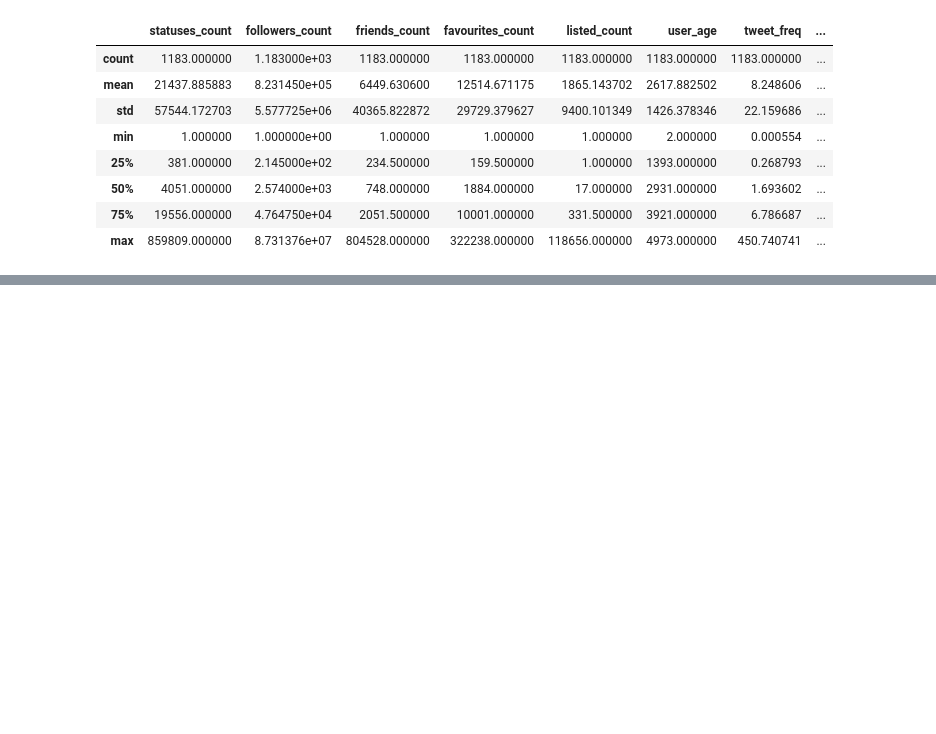
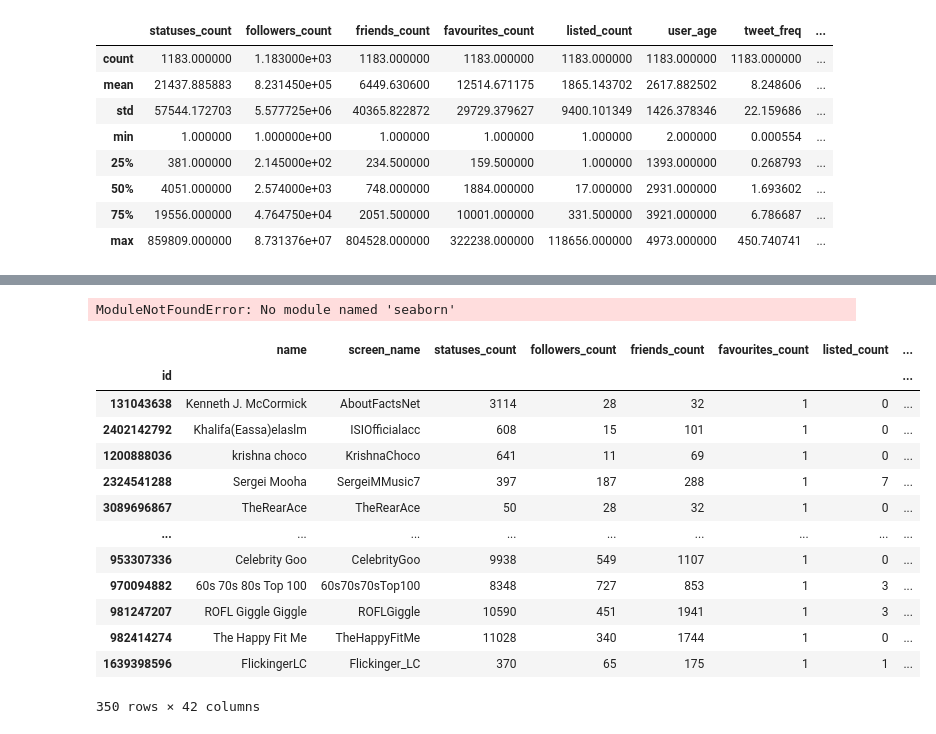
Before and after one commit to Obyka/PI_Bots_President, a Jupyter notebook: PI_model_TwiBot.ipynb, the cells around one changed output, grey strips where cells are left out. Saved outputs shown, nothing was run; the diff lists cells and outputs as text; code cells hidden in the pictures; blank space fills up the shorter version.

```diff
--- a/PI_model_TwiBot.ipynb
+++ b/PI_model_TwiBot.ipynb
@@ -235,0 +534,33 @@ https://twitter.com/UNICEFInnocenti
+# %%
+import matplotlib.pyplot as plt
+import seaborn as sns
+%matplotlib inline
+
+# Creating a bar plot
+sns.barplot(x=feature_imp, y=feature_imp.index)
+
+# Add labels to your graph
+plt.xlabel('Feature Importance Score')
+plt.ylabel('Features')
+plt.title("Visualizing Important Features")
+plt.legend()
+plt.show()
+# %% [output]
+ModuleNotFoundError: No module named 'seaborn'
+# %%
+train_profile[train_profile.favourites_count == 1]
+# %% [output]
+|  | name | screen_name | statuses_count | followers_count | friends_count | favourites_count | listed_count | ... |
+| id |  |  |  |  |  |  |  | ... |
+| 131043638 | Kenneth J. McCormick | AboutFactsNet | 3114 | 28 | 32 | 1 | 0 | ... |
+| 2402142792 | Khalifa(Eassa)elaslm | ISIOfficialacc | 608 | 15 | 101 | 1 | 0 | ... |
+| 1200888036 | krishna choco | KrishnaChoco | 641 | 11 | 69 | 1 | 0 | ... |
+| 2324541288 | Sergei Mooha | SergeiMMusic7 | 397 | 187 | 288 | 1 | 7 | ... |
+| 3089696867 | TheRearAce | TheRearAce | 50 | 28 | 32 | 1 | 0 | ... |
+| ... | ... | ... | ... | ... | ... | ... | ... | ... |
+| 953307336 | Celebrity Goo | CelebrityGoo | 9938 | 549 | 1107 | 1 | 0 | ... |
+| 970094882 | 60s 70s 80s Top 100 | 60s70s70sTop100 | 8348 | 727 | 853 | 1 | 3 | ... |
+| 981247207 | ROFL Giggle Giggle | ROFLGiggle | 10590 | 451 | 1941 | 1 | 3 | ... |
+| 982414274 | The Happy Fit Me | TheHappyFitMe | 11028 | 340 | 1744 | 1 | 0 | ... |
+| 1639398596 | FlickingerLC | Flickinger_LC | 370 | 65 | 175 | 1 | 1 | ... |
+350 rows × 42 columns
```
Also changed, not shown: parts of 21 cells of this notebook.
